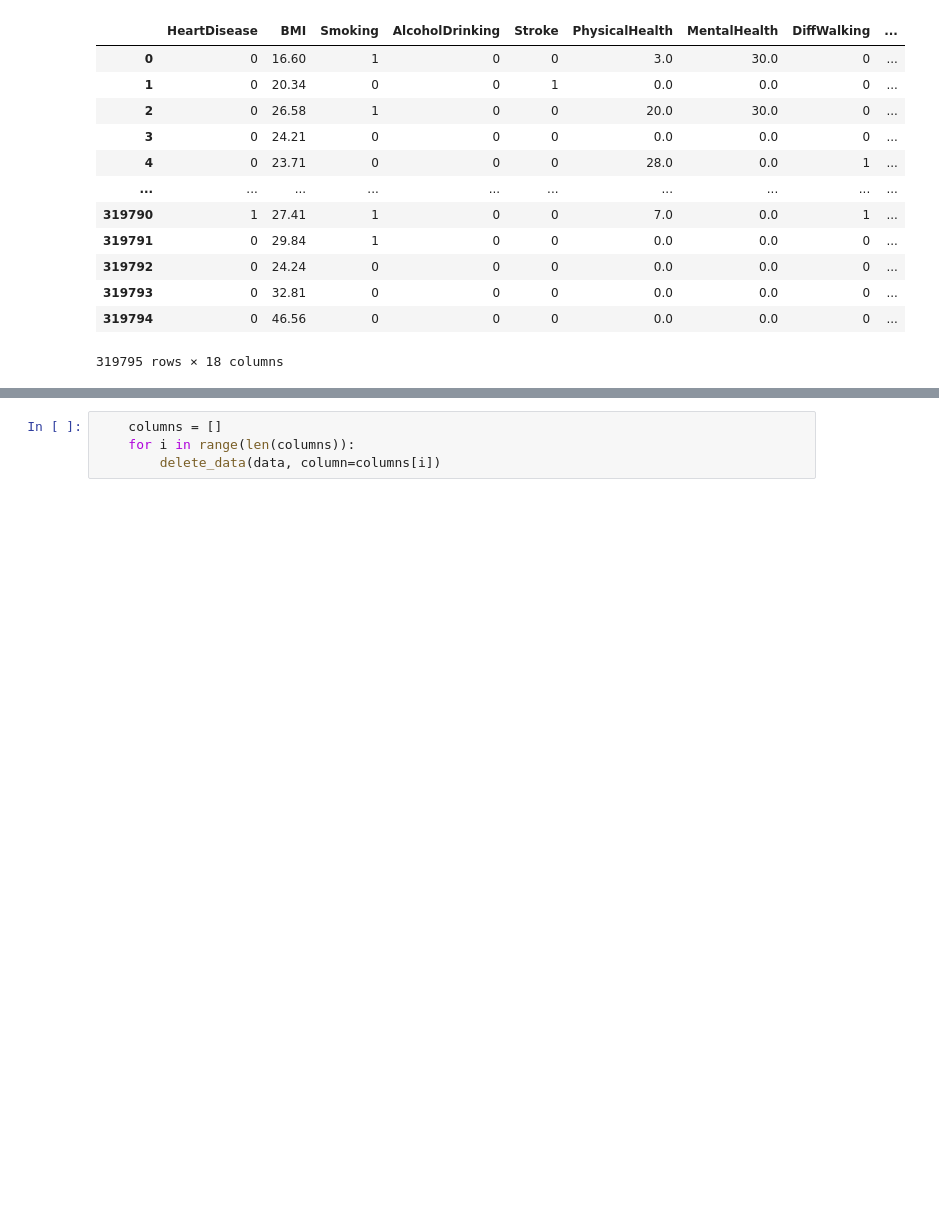
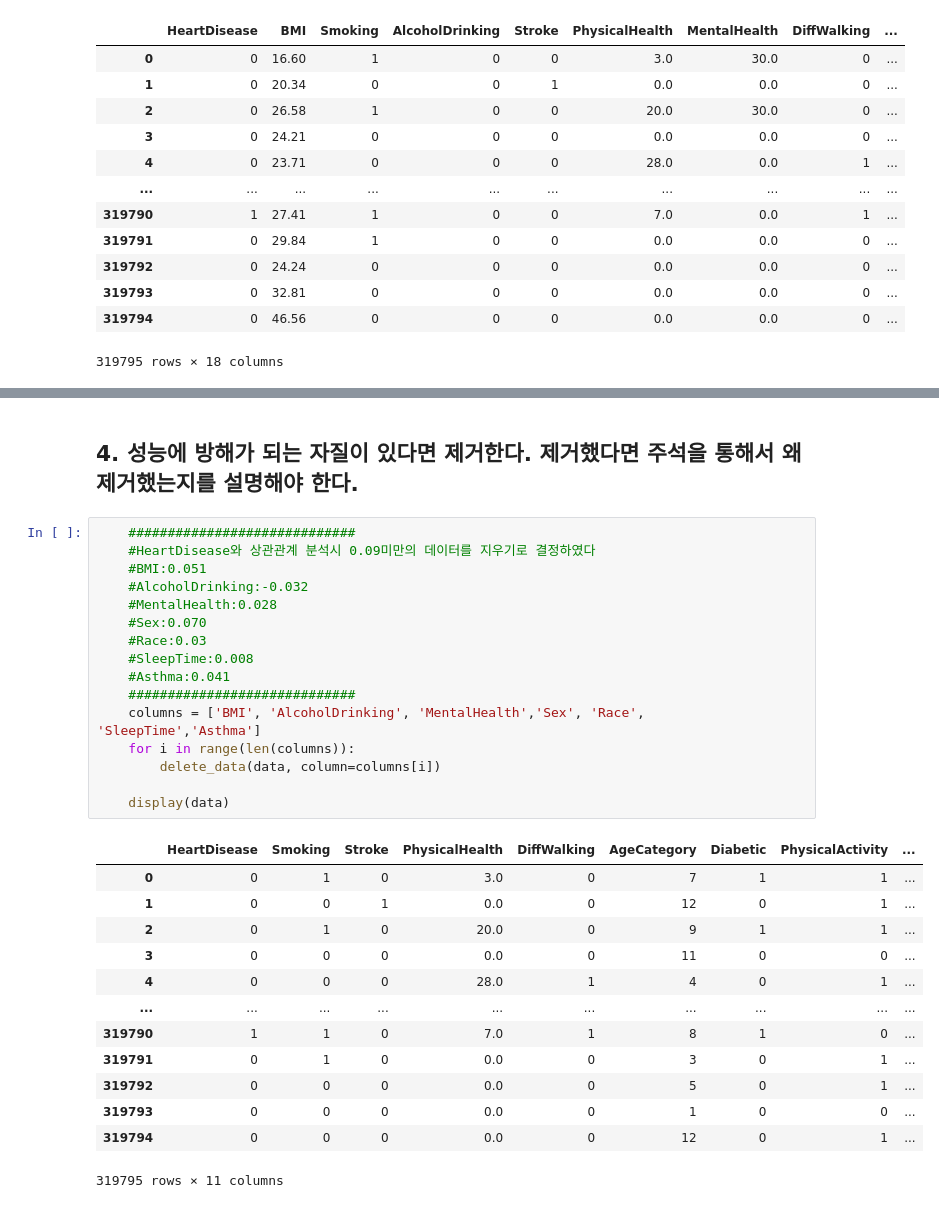
Before and after one commit to BictorLym/handsOnMachineLearning-from_JaeHoonKim-, a Jupyter notebook: ArtificialInteligenceAndPractice(from.JaeHoonKim)(using Hands_on_MachineLearning)/05week/homework/05week_assginment.ipynb, the cells around one changed output, grey strips where cells are left out. Cells and saved outputs as stored; diff of their text form; blank space fills up the shorter version.

```diff
--- a/ArtificialInteligenceAndPractice(from.JaeHoonKim)(using Hands_on_MachineLearning)/05week/homework/05week_assginment.ipynb
+++ b/ArtificialInteligenceAndPractice(from.JaeHoonKim)(using Hands_on_MachineLearning)/05week/homework/05week_assginment.ipynb
@@ -396,4 +490,32 @@ RangeIndex(start=0, stop=319795, step=1)
+# %% [markdown]
+<h2>4. 성능에 방해가 되는 자질이 있다면 제거한다. 제거했다면 주석을 통해서 왜 제거했는지를 설명해야 한다.</h2>
 # %%
-    columns = []
+    #############################
+    #HeartDisease와 상관관계 분석시 0.09미만의 데이터를 지우기로 결정하였다
+    #BMI:0.051
+    #AlcoholDrinking:-0.032
+    #MentalHealth:0.028
+    #Sex:0.070
+    #Race:0.03
+    #SleepTime:0.008
+    #Asthma:0.041
+    #############################
+    columns = ['BMI', 'AlcoholDrinking', 'MentalHealth','Sex', 'Race', 'SleepTime','Asthma']
     for i in range(len(columns)):
         delete_data(data, column=columns[i])
+
+    display(data)
+# %% [output]
+|  | HeartDisease | Smoking | Stroke | PhysicalHealth | DiffWalking | AgeCategory | Diabetic | PhysicalActivity | ... |
+| 0 | 0 | 1 | 0 | 3.0 | 0 | 7 | 1 | 1 | ... |
+| 1 | 0 | 0 | 1 | 0.0 | 0 | 12 | 0 | 1 | ... |
+| 2 | 0 | 1 | 0 | 20.0 | 0 | 9 | 1 | 1 | ... |
+| 3 | 0 | 0 | 0 | 0.0 | 0 | 11 | 0 | 0 | ... |
+| 4 | 0 | 0 | 0 | 28.0 | 1 | 4 | 0 | 1 | ... |
+| ... | ... | ... | ... | ... | ... | ... | ... | ... | ... |
+| 319790 | 1 | 1 | 0 | 7.0 | 1 | 8 | 1 | 0 | ... |
+| 319791 | 0 | 1 | 0 | 0.0 | 0 | 3 | 0 | 1 | ... |
+| 319792 | 0 | 0 | 0 | 0.0 | 0 | 5 | 0 | 1 | ... |
+| 319793 | 0 | 0 | 0 | 0.0 | 0 | 1 | 0 | 0 | ... |
+| 319794 | 0 | 0 | 0 | 0.0 | 0 | 12 | 0 | 1 | ... |
+319795 rows × 11 columns
```
Also changed, not shown: parts of 37 cells of this notebook, 2 other files.
